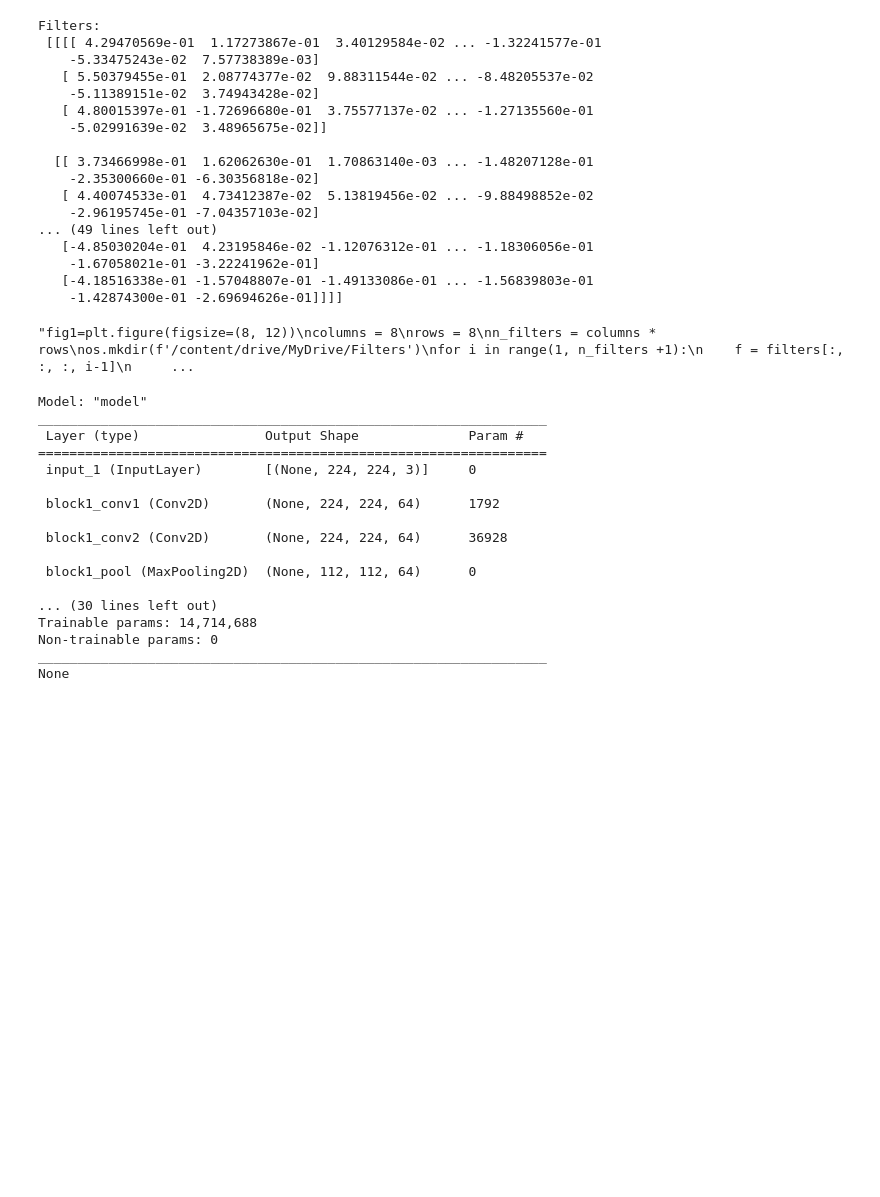
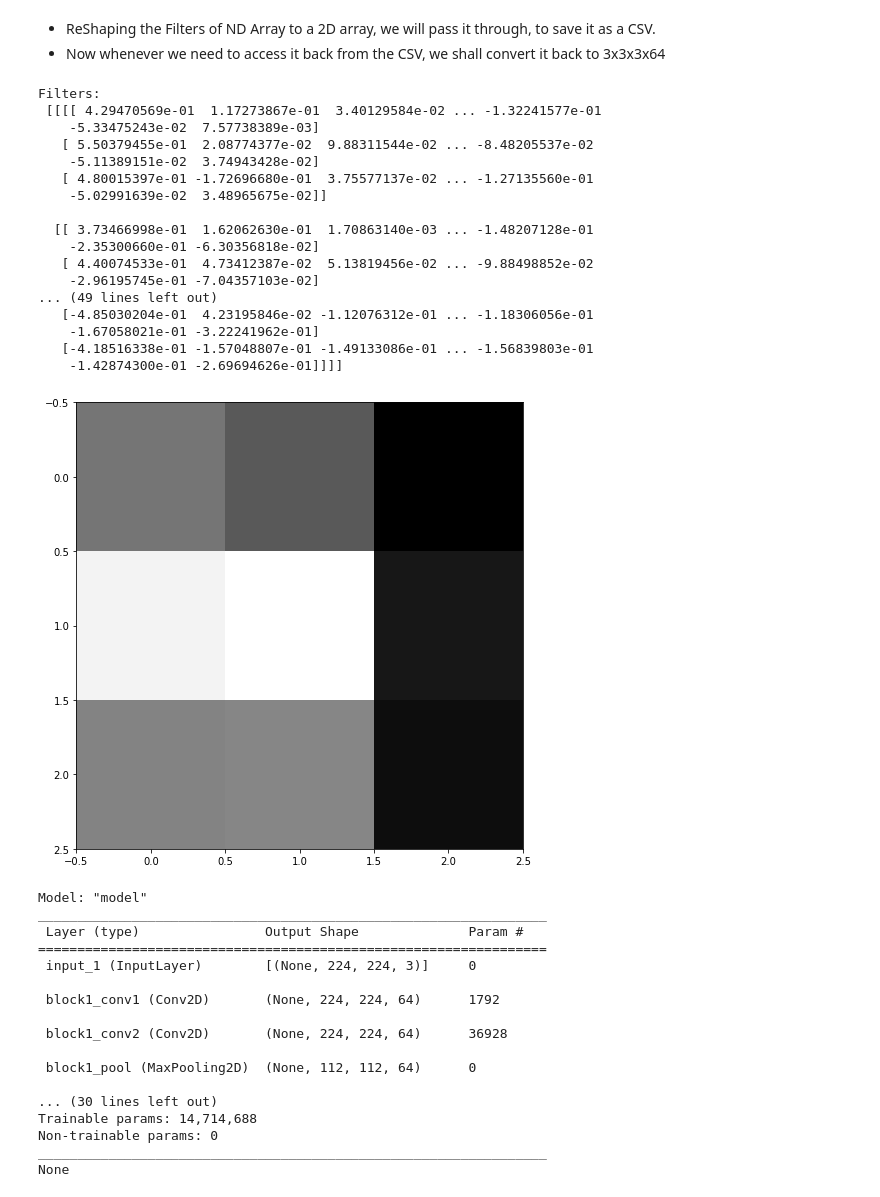
Before and after one commit to arnavd2001/iiitb_cnn, a Jupyter notebook: fitlervisn.ipynb, the cells around one changed output. Drawn from its saved outputs; the diff is of its cells as text; code cells hidden in the pictures; blank space fills up the shorter version.

Commit message:
failed attempt to save the filter as a CSV

```diff
--- a/fitlervisn.ipynb
+++ b/fitlervisn.ipynb
@@ -45,44 +50,50 @@ Downloading data from https://storage.googleapis.com/tensorflow/keras-applicatio
+# %% [markdown]
+- ReShaping the Filters of ND Array to a 2D array, we will pass it through, to save it as a CSV.
+- Now whenever we need to access it back from the CSV, we shall convert it back to 3x3x3x64
 # %%
 layer = model.layers #Conv layers at 1, 3, 6, 8, 11, 13, 15
 filters, biases = model.layers[1].get_weights()
 print("Filters:\n",filters)
 temp = 1
+#filters = np.reshape(filters, (-1,3))
+#f = pd.DataFrame(filters)
+#f.to_csv('/content/image1_filters.csv')
 # plot filters
 #so the shape of the filter is 3x3x3x64
 #to save it to a CSV we need to save it as a 2D array
-"""fig1=plt.figure(figsize=(8, 12))
+fig1=plt.figure(figsize=(8, 12))
 columns = 8
 rows = 8
 n_filters = columns * rows
-os.mkdir(f'/content/drive/MyDrive/Filters')
+os.mkdir(f'/content/Filters')
 for i in range(1, n_filters +1):
     f = filters[:, :, :, i-1]
     fig1 =plt.plot(rows, columns)
     #fig1.set_xticks([])  #Turn off axis
     #fig1.set_yticks([])
     plt.imshow(f[:, :,0], cmap='gray') #Show only the filters from 0th channel (R)
-    plt.savefig(f'/content/drive/MyDrive/Filters/{i}.png')
+    plt.savefig(f'/content/Filters/{i}.png')
     #ix += 1
-#plt.show()"""
+plt.show()
 # %% [output]
 Filters:
  [[[[ 4.29470569e-01  1.17273867e-01  3.40129584e-02 ... -1.32241577e-01
     -5.33475243e-02  7.57738389e-03]
    [ 5.50379455e-01  2.08774377e-02  9.88311544e-02 ... -8.48205537e-02
     -5.11389151e-02  3.74943428e-02]
    [ 4.80015397e-01 -1.72696680e-01  3.75577137e-02 ... -1.27135560e-01
     -5.02991639e-02  3.48965675e-02]]
 
   [[ 3.73466998e-01  1.62062630e-01  1.70863140e-03 ... -1.48207128e-01
     -2.35300660e-01 -6.30356818e-02]
    [ 4.40074533e-01  4.73412387e-02  5.13819456e-02 ... -9.88498852e-02
     -2.96195745e-01 -7.04357103e-02]
 ... (49 lines left out)
    [-4.85030204e-01  4.23195846e-02 -1.12076312e-01 ... -1.18306056e-01
     -1.67058021e-01 -3.22241962e-01]
    [-4.18516338e-01 -1.57048807e-01 -1.49133086e-01 ... -1.56839803e-01
     -1.42874300e-01 -2.69694626e-01]]]]
-"fig1=plt.figure(figsize=(8, 12))\ncolumns = 8\nrows = 8\nn_filters = columns * rows\nos.mkdir(f'/content/drive/MyDrive/Filters')\nfor i in range(1, n_filters +1):\n    f = filters[:, :, :, i-1]\n     ...
+[figure, added]
 # %%
 #### Now plot filter outputs
 
```
Also changed, not shown: parts of 2 cells of this notebook.
